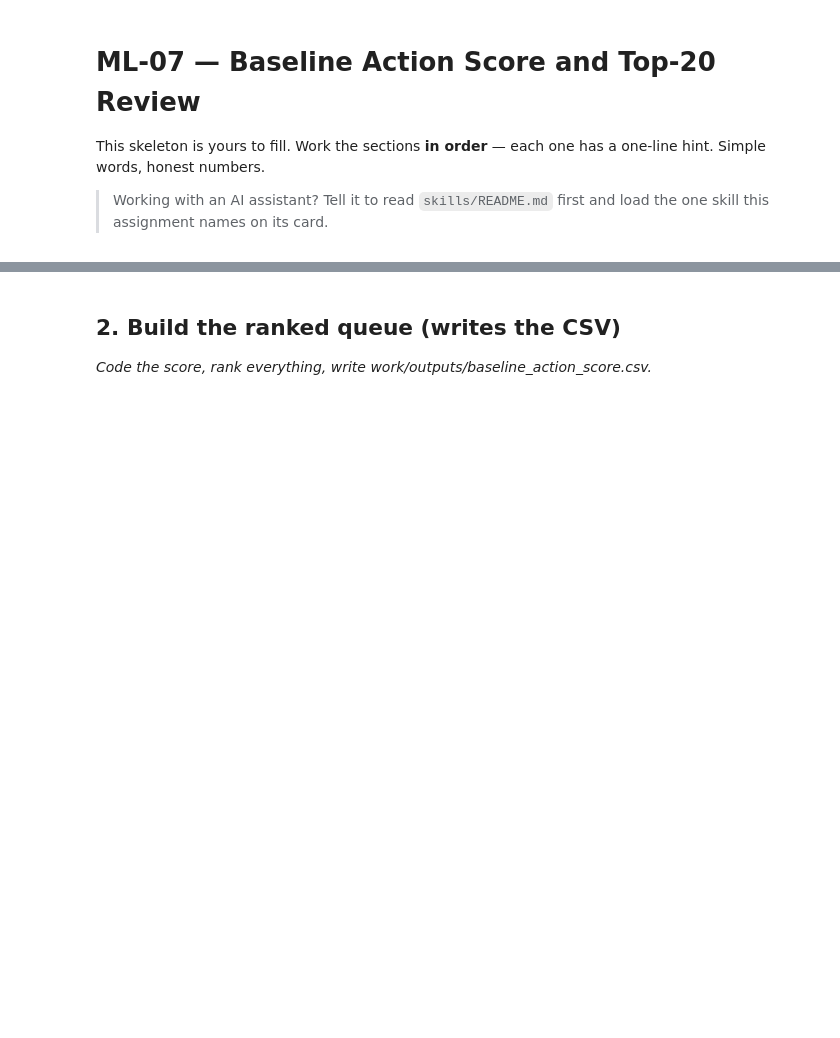
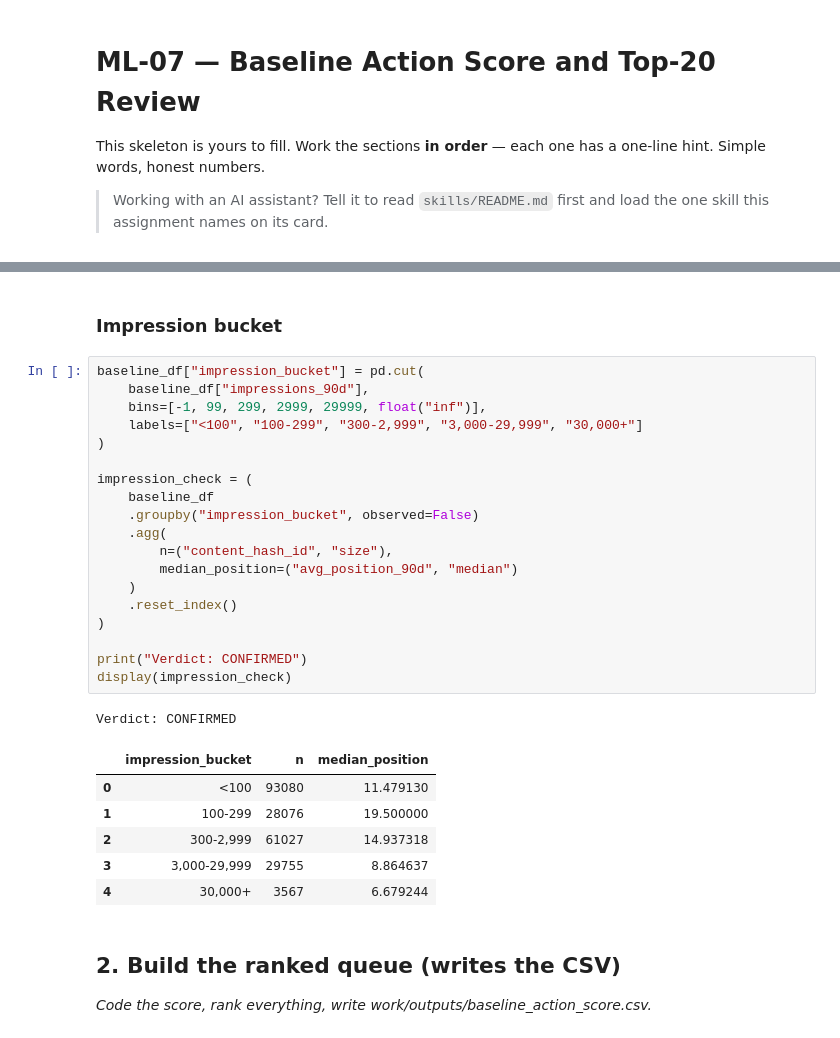
Before and after one commit to Uzair6925/FlyRank-ML-internship, a Jupyter notebook: work/notebooks/w04_baseline_score.ipynb, the cells around one changed output, grey strips where cells are left out. Saved outputs shown, nothing was run; the diff lists cells and outputs as text; blank space fills up the shorter version.

```diff
--- a/work/notebooks/w04_baseline_score.ipynb
+++ b/work/notebooks/w04_baseline_score.ipynb
@@ -27,3 +221,32 @@ REFRESH_CONTENT
+# %% [markdown]
+### Impression bucket
+# %%
+baseline_df["impression_bucket"] = pd.cut(
+    baseline_df["impressions_90d"],
+    bins=[-1, 99, 299, 2999, 29999, float("inf")],
+    labels=["<100", "100-299", "300-2,999", "3,000-29,999", "30,000+"]
+)
+
+impression_check = (
+    baseline_df
+    .groupby("impression_bucket", observed=False)
+    .agg(
+        n=("content_hash_id", "size"),
+        median_position=("avg_position_90d", "median")
+    )
+    .reset_index()
+)
+
+print("Verdict: CONFIRMED")
+display(impression_check)
+# %% [output]
+Verdict: CONFIRMED
+|  | impression_bucket | n | median_position |
+| 0 | <100 | 93080 | 11.479130 |
+| 1 | 100-299 | 28076 | 19.500000 |
+| 2 | 300-2,999 | 61027 | 14.937318 |
+| 3 | 3,000-29,999 | 29755 | 8.864637 |
+| 4 | 30,000+ | 3567 | 6.679244 |
 # %% [markdown]
 ## 2. Build the ranked queue (writes the CSV)
 
```
Also changed, not shown: parts of 17 cells of this notebook.
